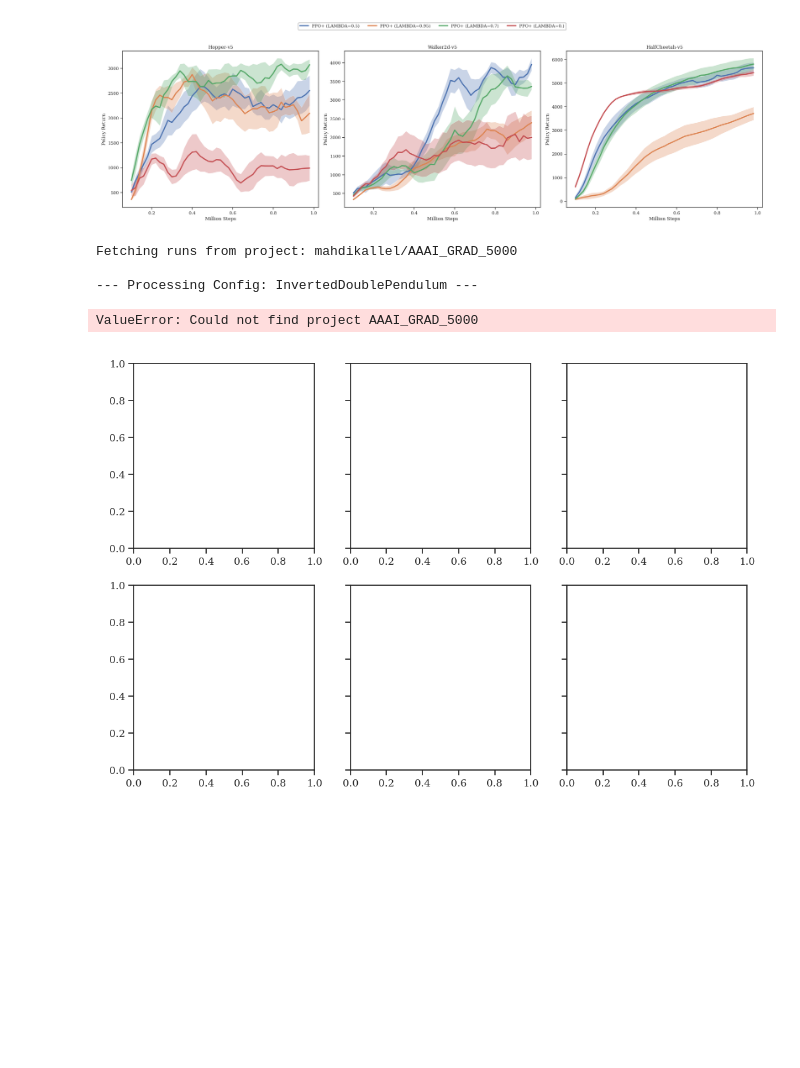
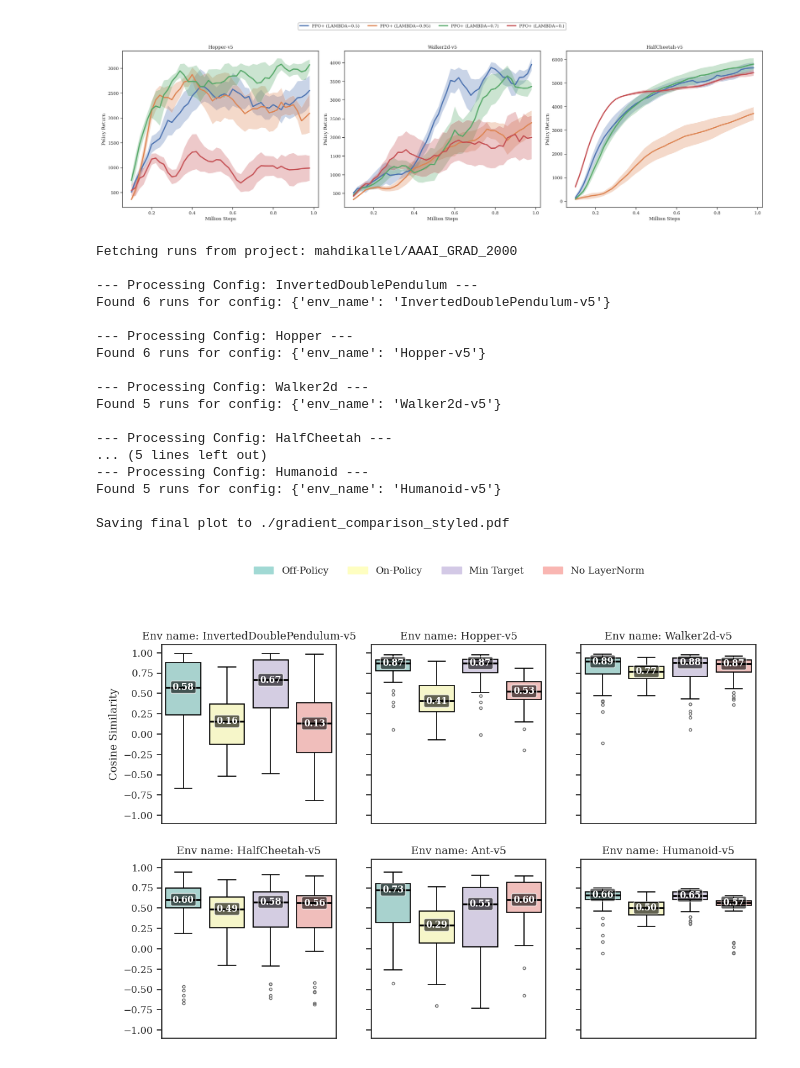
Before and after one commit to kallel-mahdi/supersac, a Jupyter notebook: notebooks/PLOTS.ipynb, the cells around one changed output. Cells and saved outputs as stored; diff of their text form; code cells hidden in the pictures; blank space fills up the shorter version.

```diff
--- a/notebooks/PLOTS.ipynb
+++ b/notebooks/PLOTS.ipynb
@@ -389,7 +389,7 @@ except wandb.errors.ApiException as e:
 
 # Define the W&B project path
 ENTITY = "mahdikallel"
-PROJECT = "AAAI_GRAD_5000"
+PROJECT = "AAAI_GRAD_2000"
 PROJECT_PATH = f"{ENTITY}/{PROJECT}"
 
 # Define the different configurations to plot. These will be our subplots.
@@ -522,36 +522,49 @@ if __name__ == "__main__":
     legend_patches = [
         mpatches.Patch(color=color, label=label)
         for color, label in zip(CUSTOM_PALETTE, LEGEND_LABELS)
     ]
 
     # Add the shared, horizontal legend to the top of the figure
     fig.legend(
         handles=legend_patches,
         loc='upper center',
         bbox_to_anchor=(0.5, 1.05), # Position it above the plots
         ncol=len(LEGEND_LABELS),   # Make it horizontal
         frameon=False,             # No border around the legend
         fontsize=11
     )
 
     # handles, labels = axs[0,0].get_legend_handles_labels()
     # fig.legend(handles, labels, loc='upper center', ncol=len(LEGEND_LABELS), bbox_to_anchor=(0.5, 1.05))
 
     # # Adjust layout to prevent titles/labels from overlapping
     # plt.tight_layout(rect=[0, 0, 1, 0.95]) # Adjust rect to make space for the legend
 
     # Save the figure to a file
     output_path = "./gradient_comparison_styled.pdf"
     print(f"\nSaving final plot to {output_path}")
     plt.savefig(output_path, format="pdf", bbox_inches="tight")
 
     plt.show()
 # %% [output]
-Fetching runs from project: mahdikallel/AAAI_GRAD_5000
+Fetching runs from project: mahdikallel/AAAI_GRAD_2000
 
 --- Processing Config: InvertedDoublePendulum ---
+Found 6 runs for config: {'env_name': 'InvertedDoublePendulum-v5'}
+
+--- Processing Config: Hopper ---
+Found 6 runs for config: {'env_name': 'Hopper-v5'}
+
+--- Processing Config: Walker2d ---
+Found 5 runs for config: {'env_name': 'Walker2d-v5'}
+
+--- Processing Config: HalfCheetah ---
+... (5 lines left out)
+--- Processing Config: Humanoid ---
+Found 5 runs for config: {'env_name': 'Humanoid-v5'}
+
+Saving final plot to ./gradient_comparison_styled.pdf
-ValueError: Could not find project AAAI_GRAD_5000
-[figure, old version]
+[figure, new version]
 # %%
 import pandas as pd
 import wandb
```
Also changed, not shown: 10 other files.
